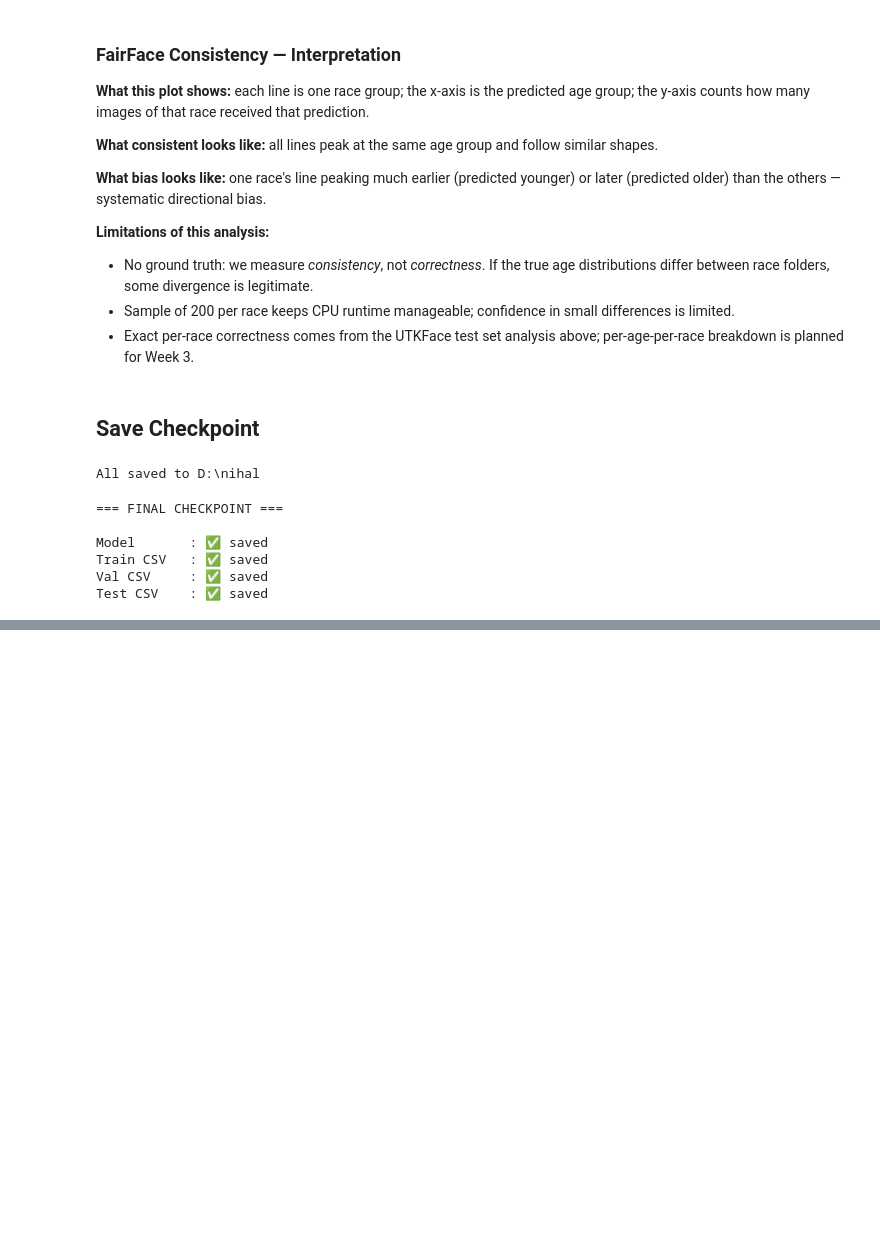
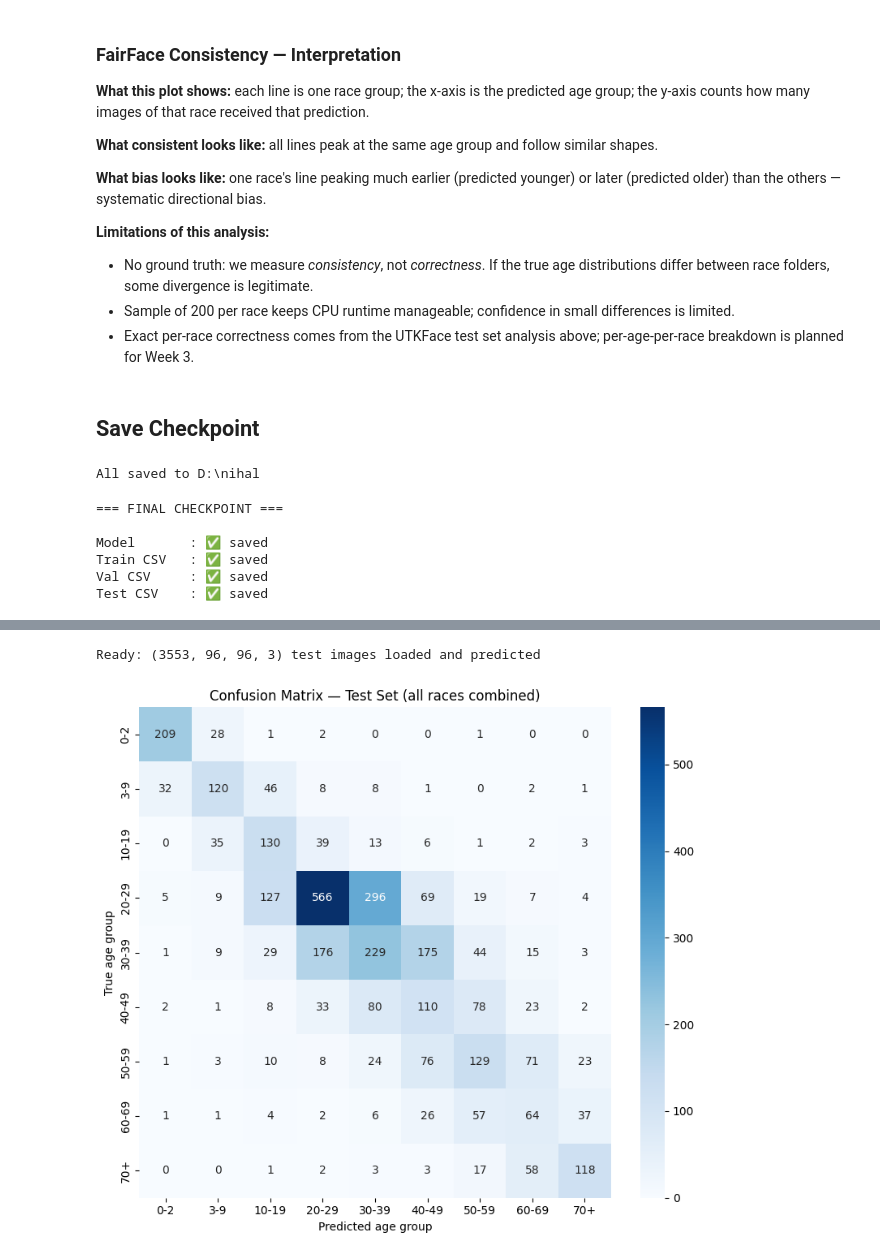
Before and after one commit to Nihalpujari/Face-Recognition, a Jupyter notebook: Code/Responsible_Age_Classifier_Week1_2.ipynb, the cells around one changed output, grey strips where cells are left out. Saved outputs shown, nothing was run; the diff lists cells and outputs as text; code cells hidden in the pictures; blank space fills up the shorter version.

```diff
--- a/Code/Responsible_Age_Classifier_Week1_2.ipynb
+++ b/Code/Responsible_Age_Classifier_Week1_2.ipynb
@@ -1591,0 +1655,38 @@ Following the structure of Mitchell et al. (2019), consolidating:
+# %%
+def load_images(dataframe, img_size):
+    images, labels = [], []
+    for _, row in dataframe.iterrows():
+        try:
+            img = Image.open(row["filepath"]).convert("RGB")
+            img = img.resize((img_size, img_size))
+            images.append(np.array(img) / 255.0)
+            labels.append(row["label"])
+        except Exception:
+            continue
+    return np.array(images), to_categorical(labels, num_classes=NUM_CLASSES)
+
+X_test, y_test = load_images(test_df, IMG_SIZE)
+
+y_pred_labels = np.argmax(model.predict(X_test, verbose=0), axis=1)
+y_true_labels = np.argmax(y_test, axis=1)
+
+test_eval = test_df.copy()
+test_eval["y_true"] = y_true_labels
+test_eval["y_pred"] = y_pred_labels
+
+print("Ready:", X_test.shape, "test images loaded and predicted")
+# %% [output]
+Ready: (3553, 96, 96, 3) test images loaded and predicted
+# %%
+cm = confusion_matrix(y_true_labels, y_pred_labels, labels=range(NUM_CLASSES))
+
+plt.figure(figsize=(8, 7))
+sns.heatmap(cm, annot=True, fmt="d", cmap="Blues",
+            xticklabels=AGE_GROUP_LABELS, yticklabels=AGE_GROUP_LABELS)
+plt.xlabel("Predicted age group")
+plt.ylabel("True age group")
+plt.title("Confusion Matrix — Test Set (all races combined)")
+plt.tight_layout()
+plt.show()
+# %% [output]
+[figure, added]
```
Also changed, not shown: parts of 15 cells of this notebook, 1 other file.
